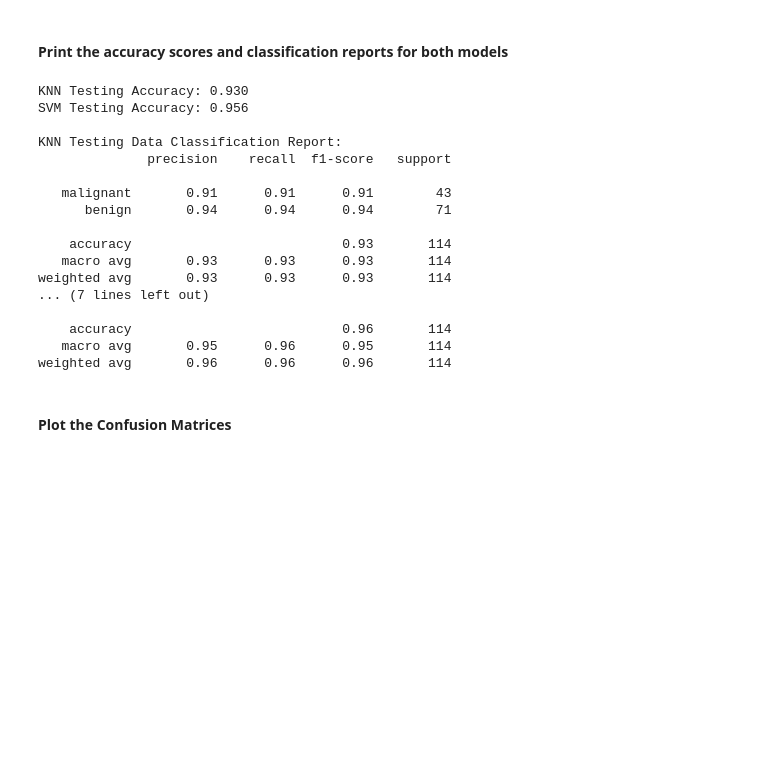
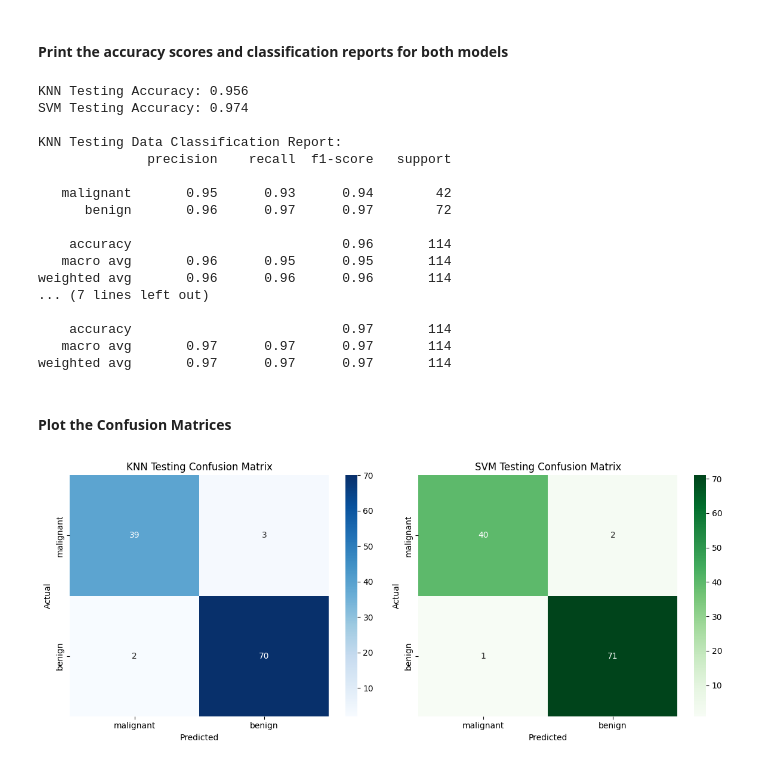
Before and after one commit to azharfachrezi/data-science-lab, a Jupyter notebook: Machine Learning/Evaluating and Validating/evaluating_classification_models.ipynb, the cells around one changed output. Saved outputs shown, nothing was run; the diff lists cells and outputs as text; code cells hidden in the pictures; blank space fills up the shorter version.

```diff
--- a/Machine Learning/Evaluating and Validating/evaluating_classification_models.ipynb
+++ b/Machine Learning/Evaluating and Validating/evaluating_classification_models.ipynb
@@ -140,7 +141,7 @@ from sklearn.neighbors import KNeighborsClassifier
 from sklearn.svm import SVC
 
 # Split the data set into training and test sets
-X_train, X_test, y_train, y_test = train_test_split(X_noisy, y, test_size=0.2, random_state=42)
+X_train, X_test, y_train, y_test = train_test_split(X_noisy, y, test_size=0.2, random_state=42, stratify=y)
 
 # Initialize the models
 knn = KNeighborsClassifier(n_neighbors=5)
@@ -172,28 +173,42 @@ print(classification_report(y_test, y_pred_knn, target_names=labels))
 print("\nSVM Testing Data Classification Report:")
 print(classification_report(y_test, y_pred_svm, target_names=labels))
 # %% [output]
-KNN Testing Accuracy: 0.930
-SVM Testing Accuracy: 0.956
+KNN Testing Accuracy: 0.956
+SVM Testing Accuracy: 0.974
 
 KNN Testing Data Classification Report:
               precision    recall  f1-score   support
 
-   malignant       0.91      0.91      0.91        43
-      benign       0.94      0.94      0.94        71
+   malignant       0.95      0.93      0.94        42
+      benign       0.96      0.97      0.97        72
 
-    accuracy                           0.93       114
-   macro avg       0.93      0.93      0.93       114
-weighted avg       0.93      0.93      0.93       114
+    accuracy                           0.96       114
+   macro avg       0.96      0.95      0.95       114
+weighted avg       0.96      0.96      0.96       114
 ... (7 lines left out)
 
-    accuracy                           0.96       114
-   macro avg       0.95      0.96      0.95       114
-weighted avg       0.96      0.96      0.96       114
+    accuracy                           0.97       114
+   macro avg       0.97      0.97      0.97       114
+weighted avg       0.97      0.97      0.97       114
 # %% [markdown]
 #### Plot the Confusion Matrices
 # %%
 conf_matrix_knn = confusion_matrix(y_test, y_pred_knn)
 conf_matrix_svm = confusion_matrix(y_test, y_pred_svm)
-fig, axes = plt.subolots(1, 2, figsize=(12,5))
+fig, axes = plt.subplots(1, 2, figsize=(12,5))
 sns.heatmap(conf_matrix_knn, annot=True, fmt='d', cmap='Blues', ax=axes[0],
-            )
+            xticklabels=labels, yticklabels=labels)
+axes[0].set_title("KNN Testing Confusion Matrix")
+axes[0].set_xlabel("Predicted")
+axes[0].set_ylabel("Actual")
+
+sns.heatmap(conf_matrix_svm, annot=True, fmt='d', cmap='Greens', ax=axes[1],
+            xticklabels=labels, yticklabels=labels)
+axes[1].set_title("SVM Testing Confusion Matrix")
+axes[1].set_xlabel("Predicted")
+axes[1].set_ylabel("Actual")
+
+plt.tight_layout()
+plt.show()
+# %% [output]
+[figure, added]
```
Also changed, not shown: parts of 13 cells of this notebook.
